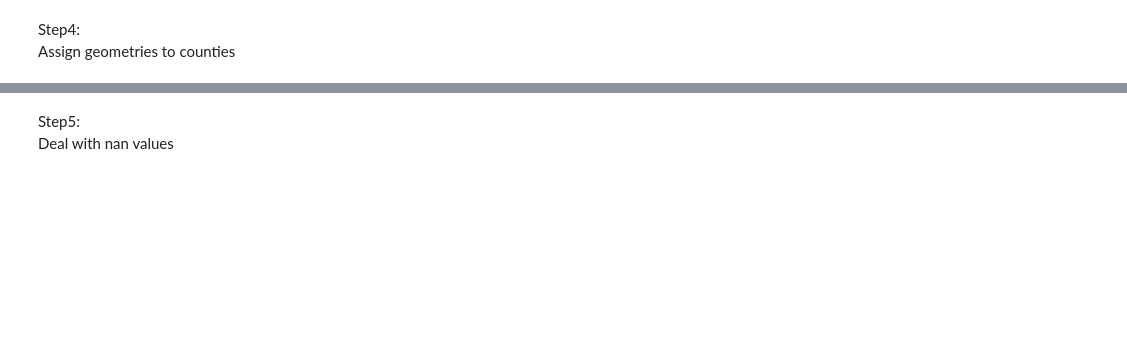
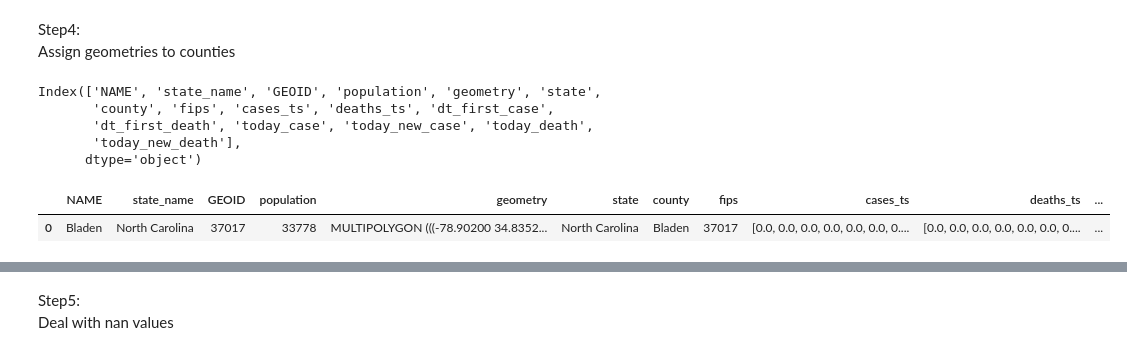
Before and after one commit to cybergis/wherecovid19_webapp, a Jupyter notebook: preprocessing/counties_new.ipynb, the cells around one changed output, grey strips where cells are left out. Cells and saved outputs as stored; diff of their text form; code cells hidden in the pictures; blank space fills up the shorter version.

```diff
--- a/preprocessing/counties_new.ipynb
+++ b/preprocessing/counties_new.ipynb
@@ -101,5 +172,16 @@ Step4:
 Assign geometries to counties
 # %%
 # Merge case dataframe and geometry
-final_df = pd.merge(old_counties_geojson_df[["NAME", "state_name", "GEOID", "population", "geometry"]], report_df, how='left', left_on=['NAME','state_name'], right_on = ['county','state'])
+final_df = pd.merge(old_counties_geojson_df, report_df, how='left', left_on=['NAME','state_name'], right_on = ['county','state'])
 final_df.columns
+# %% [output]
+Index(['NAME', 'state_name', 'GEOID', 'population', 'geometry', 'state',
+       'county', 'fips', 'cases_ts', 'deaths_ts', 'dt_first_case',
+       'dt_first_death', 'today_case', 'today_new_case', 'today_death',
+       'today_new_death'],
+      dtype='object')
+# %%
+final_df.head(1)
+# %% [output]
+|  | NAME | state_name | GEOID | population | geometry | state | county | fips | cases_ts | deaths_ts | ... |
+| 0 | Bladen | North Carolina | 37017 | 33778 | MULTIPOLYGON (((-78.90200 34.8352... | North Carolina | Bladen | 37017 | [0.0, 0.0, 0.0, 0.0, 0.0, 0.0, 0.... | [0.0, 0.0, 0.0, 0.0, 0.0, 0.0, 0.... | ... |
```
Also changed, not shown: parts of 15 cells of this notebook.
